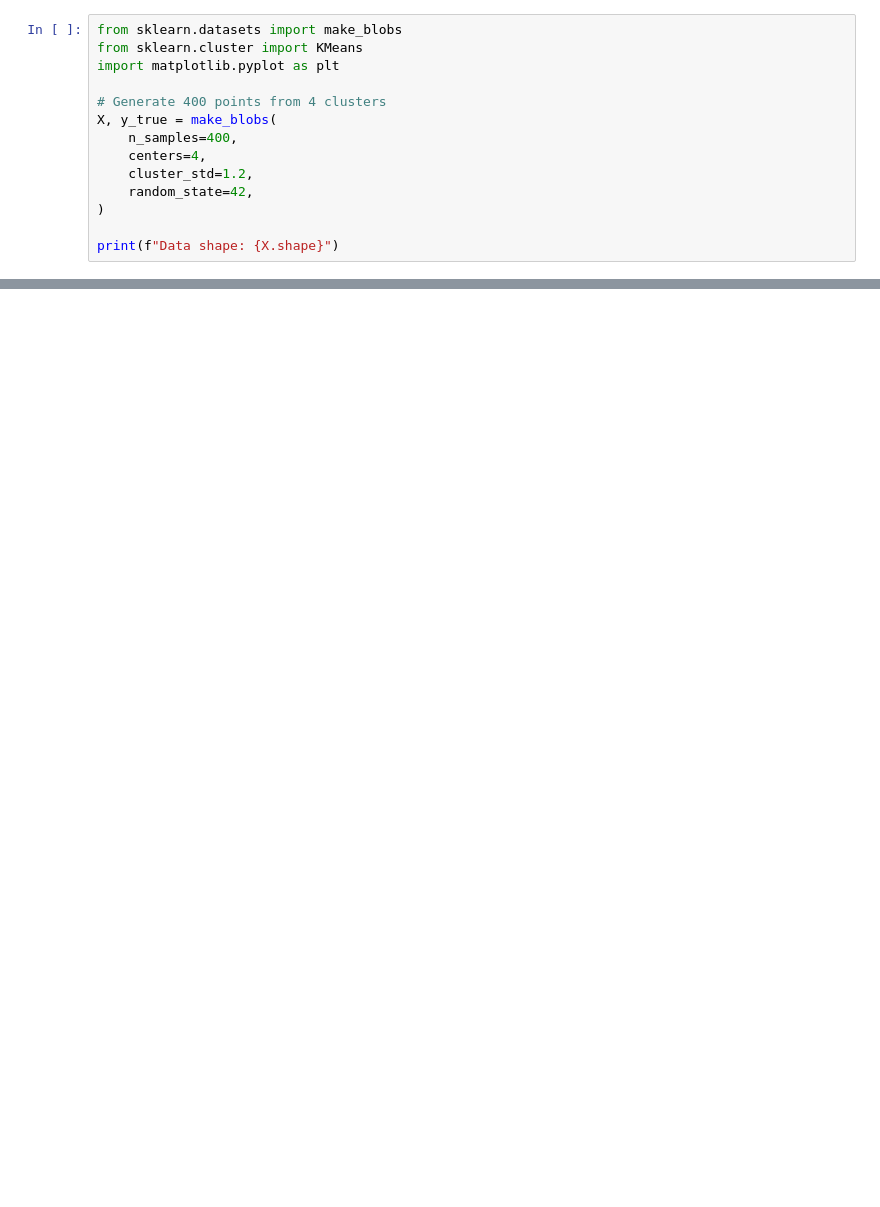
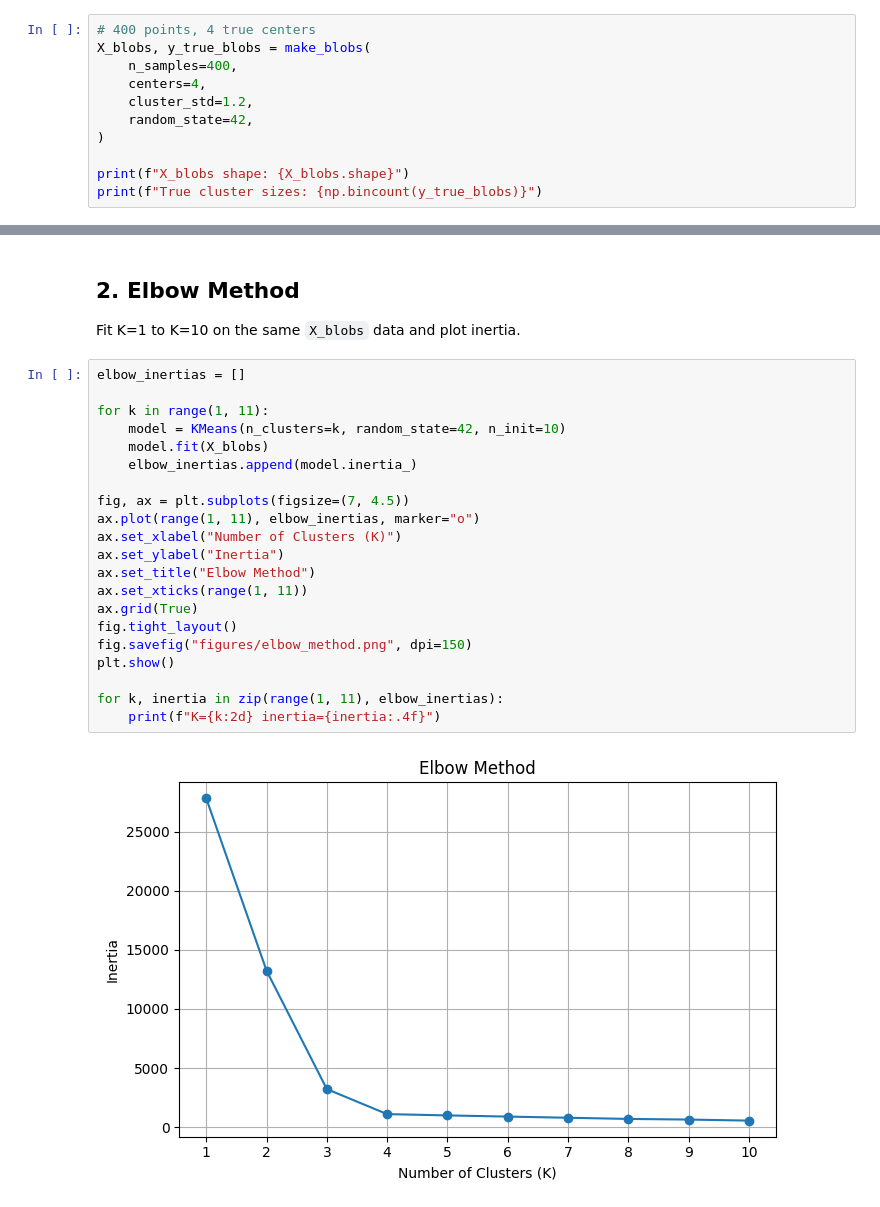
Before and after one commit to Neutralmilkzzz/open-world-category-discovery, a Jupyter notebook: experiments/day01_kmeans.ipynb, the cells around one changed output, grey strips where cells are left out. Drawn from its saved outputs; the diff is of its cells as text; blank space fills up the shorter version.

```diff
--- a/experiments/day01_kmeans.ipynb
+++ b/experiments/day01_kmeans.ipynb
@@ -9,15 +20,12 @@ Unsupervised clustering of 2-D synthetic data with K-Means.
 # %%
-from sklearn.datasets import make_blobs
-from sklearn.cluster import KMeans
-import matplotlib.pyplot as plt
-
-# Generate 400 points from 4 clusters
-X, y_true = make_blobs(
+# 400 points, 4 true centers
+X_blobs, y_true_blobs = make_blobs(
     n_samples=400,
     centers=4,
     cluster_std=1.2,
     random_state=42,
 )
 
-print(f"Data shape: {X.shape}")
+print(f"X_blobs shape: {X_blobs.shape}")
+print(f"True cluster sizes: {np.bincount(y_true_blobs)}")
 # %% [output]
@@ -89,0 +68,27 @@ K=3 has a larger inertia than K=4. Inertia is the sum of squared distances betwe
+# %% [markdown]
+## 2. Elbow Method
+
+Fit K=1 to K=10 on the same `X_blobs` data and plot inertia.
+# %%
+elbow_inertias = []
+
+for k in range(1, 11):
+    model = KMeans(n_clusters=k, random_state=42, n_init=10)
+    model.fit(X_blobs)
+    elbow_inertias.append(model.inertia_)
+
+fig, ax = plt.subplots(figsize=(7, 4.5))
+ax.plot(range(1, 11), elbow_inertias, marker="o")
+ax.set_xlabel("Number of Clusters (K)")
+ax.set_ylabel("Inertia")
+ax.set_title("Elbow Method")
+ax.set_xticks(range(1, 11))
+ax.grid(True)
+fig.tight_layout()
+fig.savefig("figures/elbow_method.png", dpi=150)
+plt.show()
+
+for k, inertia in zip(range(1, 11), elbow_inertias):
+    print(f"K={k:2d} inertia={inertia:.4f}")
+# %% [output]
+[figure, added]
```
Also changed, not shown: parts of 18 cells of this notebook, 3 other files.
